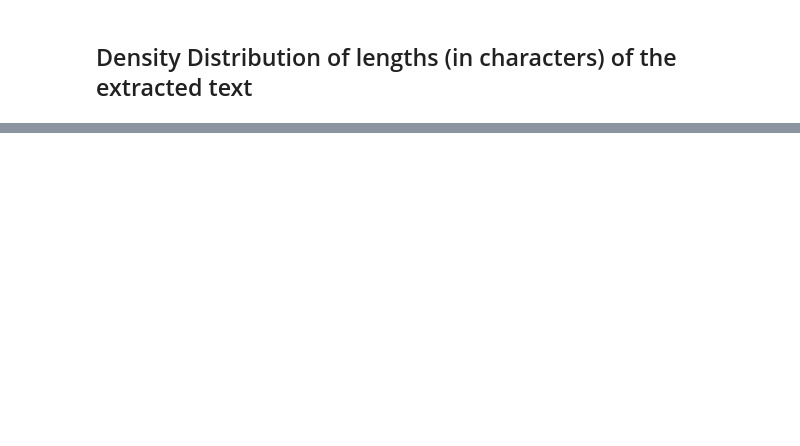
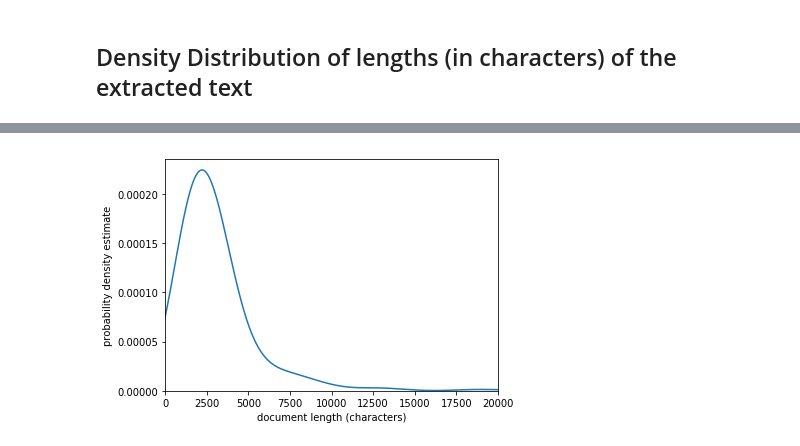
Before and after one commit to ClaasM/GDELTSocialVideo, a Jupyter notebook: notebooks/Articles Exploration.ipynb, the cells around one changed output, grey strips where cells are left out. Cells and saved outputs as stored; diff of their text form; code cells hidden in the pictures; blank space fills up the shorter version.

```diff
--- a/notebooks/Articles Exploration.ipynb
+++ b/notebooks/Articles Exploration.ipynb
@@ -59,0 +65,9 @@ len(features)
+# %%
+g = sns.kdeplot(data=articles["length"], gridsize=2000, legend=False)
+g.set_xlabel('document length (characters)')
+g.set_ylabel('probability density estimate')
+g.set(xlim=(0, 20000))
+plt.tight_layout()
+plt.savefig(os.environ['FIGURES_PATH'] + "document_length_distribution.pdf", format="pdf")
+# %% [output]
+[figure, added]
```
Also changed, not shown: parts of 5 cells of this notebook, 15 other files.
